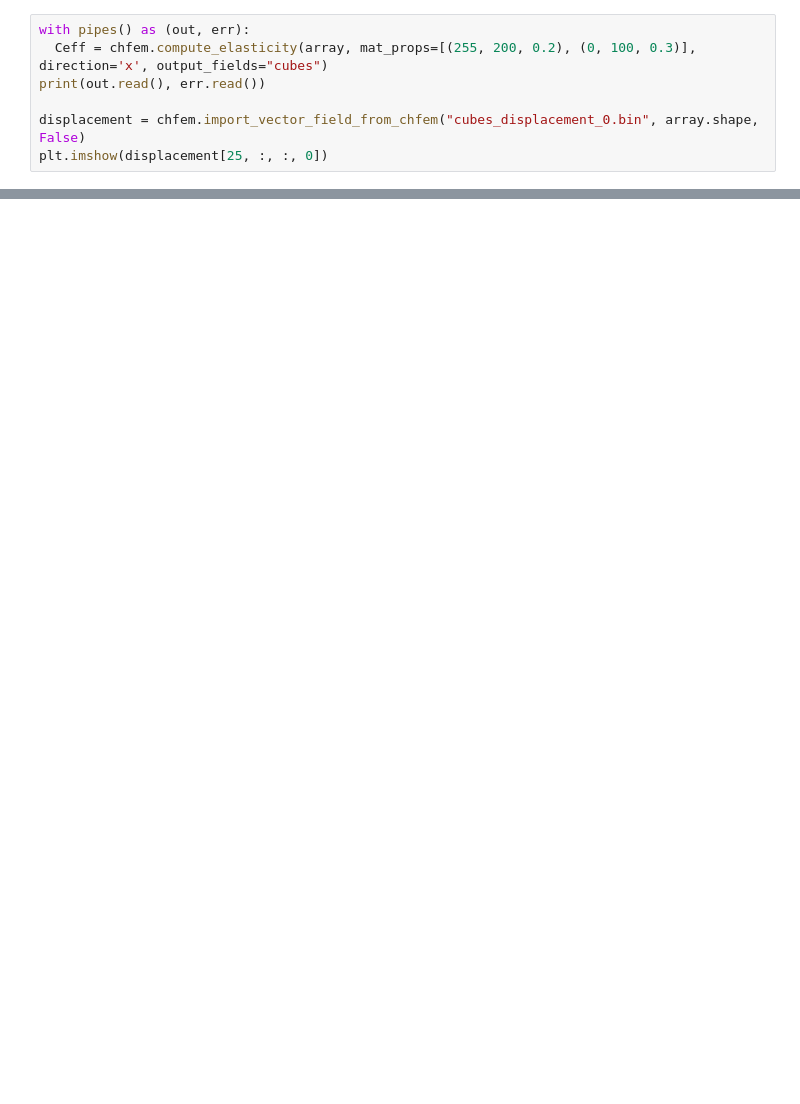
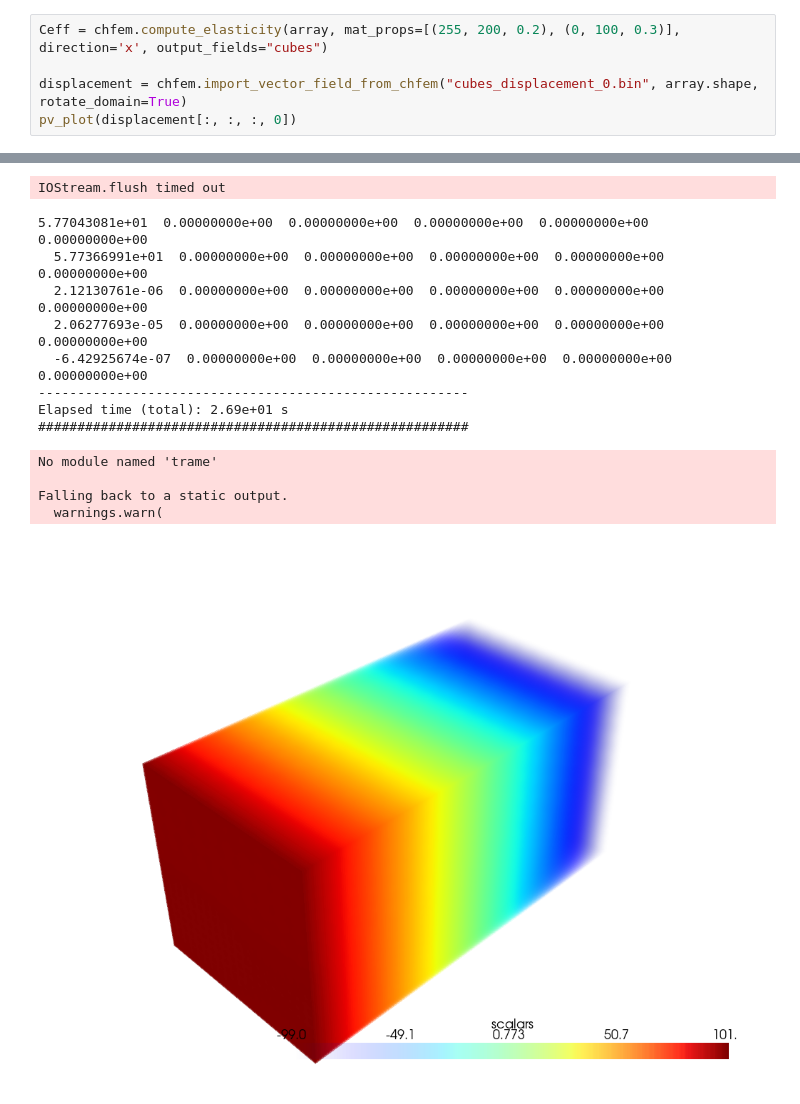
Before and after one commit to cortezpedro/chfem, a Jupyter notebook: tutorial.ipynb, the cells around one changed output, grey strips where cells are left out. Saved outputs shown, nothing was run; the diff lists cells and outputs as text; blank space fills up the shorter version.

```diff
--- a/tutorial.ipynb
+++ b/tutorial.ipynb
@@ -33,7 +81,6 @@ plt.imshow(temperature[2])
 # %%
-with pipes() as (out, err):
-  Ceff = chfem.compute_elasticity(array, mat_props=[(255, 200, 0.2), (0, 100, 0.3)], direction='x', output_fields="cubes")
-print(out.read(), err.read())
+Ceff = chfem.compute_elasticity(array, mat_props=[(255, 200, 0.2), (0, 100, 0.3)], direction='x', output_fields="cubes")
 
-displacement = chfem.import_vector_field_from_chfem("cubes_displacement_0.bin", array.shape, False)
-plt.imshow(displacement[25, :, :, 0])
+displacement = chfem.import_vector_field_from_chfem("cubes_displacement_0.bin", array.shape, rotate_domain=True)
+pv_plot(displacement[:, :, :, 0])
+# %% [output]
@@ -40 +104,15 @@ plt.imshow(displacement[25, :, :, 0])
+IOStream.flush timed out
+5.77043081e+01  0.00000000e+00  0.00000000e+00  0.00000000e+00  0.00000000e+00  0.00000000e+00
+  5.77366991e+01  0.00000000e+00  0.00000000e+00  0.00000000e+00  0.00000000e+00  0.00000000e+00
+  2.12130761e-06  0.00000000e+00  0.00000000e+00  0.00000000e+00  0.00000000e+00  0.00000000e+00
+  2.06277693e-05  0.00000000e+00  0.00000000e+00  0.00000000e+00  0.00000000e+00  0.00000000e+00
+  -6.42925674e-07  0.00000000e+00  0.00000000e+00  0.00000000e+00  0.00000000e+00  0.00000000e+00
+-------------------------------------------------------
+Elapsed time (total): 2.69e+01 s
+#######################################################
+No module named 'trame'
+
+Falling back to a static output.
+  warnings.warn(
+[figure, added]
 # %%
```
Also changed, not shown: parts of 7 cells of this notebook, 2 other files.
